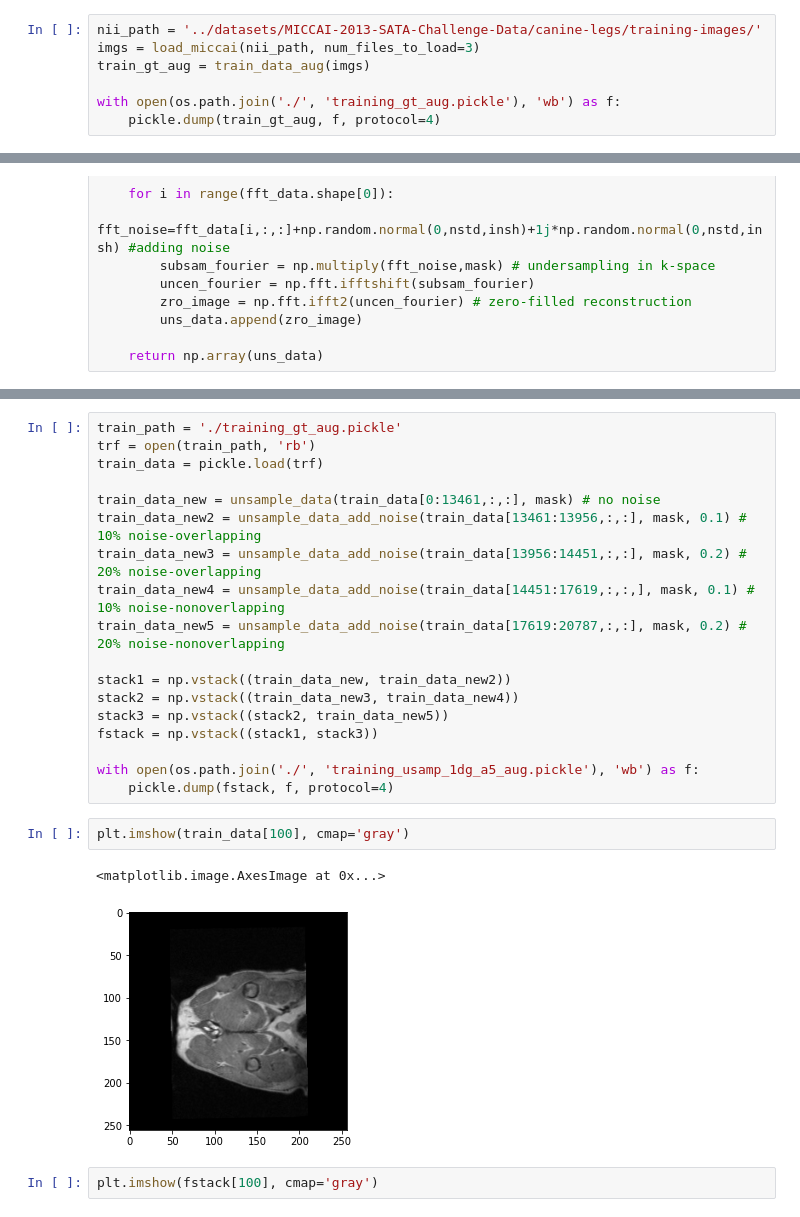
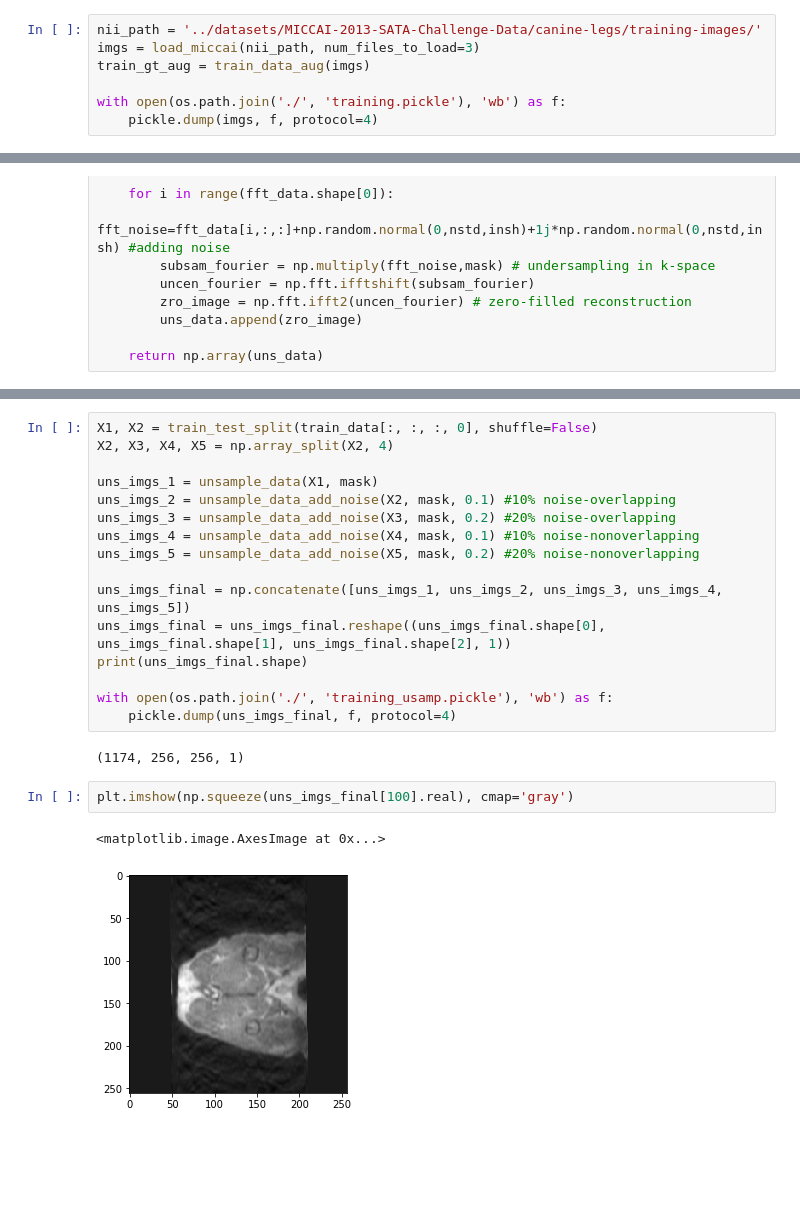
Before and after one commit to amanichopra/Deep-Learning-MRI-Reconstruction, a Jupyter notebook: Preprocess.ipynb, the cells around one changed output, grey strips where cells are left out. Cells and saved outputs as stored; diff of their text form; blank space fills up the shorter version.

Commit message:
Visualized undersampled data

```diff
--- a/Preprocess.ipynb
+++ b/Preprocess.ipynb
@@ -42,8 +25,8 @@ nii_path = '../datasets/MICCAI-2013-SATA-Challenge-Data/canine-legs/training-ima
 imgs = load_miccai(nii_path, num_files_to_load=3)
 train_gt_aug = train_data_aug(imgs)
 
-with open(os.path.join('./', 'training_gt_aug.pickle'), 'wb') as f:
-    pickle.dump(train_gt_aug, f, protocol=4)
+with open(os.path.join('./', 'training.pickle'), 'wb') as f:
+    pickle.dump(imgs, f, protocol=4)
 # %% [markdown]
 ## Undersampling K-Space
 # %%
@@ -95,25 +87,23 @@ def unsample_data_add_noise(data, mask, noise_ratio, accelaration_factor=5):
 # %%
-train_path = './training_gt_aug.pickle'
-trf = open(train_path, 'rb')
-train_data = pickle.load(trf)
+X1, X2 = train_test_split(train_data[:, :, :, 0], shuffle=False)
+X2, X3, X4, X5 = np.array_split(X2, 4)
 
-train_data_new = unsample_data(train_data[0:13461,:,:], mask) # no noise
-train_data_new2 = unsample_data_add_noise(train_data[13461:13956,:,:], mask, 0.1) # 10% noise-overlapping
-train_data_new3 = unsample_data_add_noise(train_data[13956:14451,:,:], mask, 0.2) # 20% noise-overlapping
-train_data_new4 = unsample_data_add_noise(train_data[14451:17619,:,:,], mask, 0.1) # 10% noise-nonoverlapping
-train_data_new5 = unsample_data_add_noise(train_data[17619:20787,:,:], mask, 0.2) # 20% noise-nonoverlapping
+uns_imgs_1 = unsample_data(X1, mask)
+uns_imgs_2 = unsample_data_add_noise(X2, mask, 0.1) #10% noise-overlapping
+uns_imgs_3 = unsample_data_add_noise(X3, mask, 0.2) #20% noise-overlapping
+uns_imgs_4 = unsample_data_add_noise(X4, mask, 0.1) #10% noise-nonoverlapping
+uns_imgs_5 = unsample_data_add_noise(X5, mask, 0.2) #20% noise-nonoverlapping
 
-stack1 = np.vstack((train_data_new, train_data_new2))
-stack2 = np.vstack((train_data_new3, train_data_new4))
-stack3 = np.vstack((stack2, train_data_new5))
-fstack = np.vstack((stack1, stack3))
+uns_imgs_final = np.concatenate([uns_imgs_1, uns_imgs_2, uns_imgs_3, uns_imgs_4, uns_imgs_5])
+uns_imgs_final = uns_imgs_final.reshape((uns_imgs_final.shape[0], uns_imgs_final.shape[1], uns_imgs_final.shape[2], 1))
+print(uns_imgs_final.shape)
 
-with open(os.path.join('./', 'training_usamp_1dg_a5_aug.pickle'), 'wb') as f:
-    pickle.dump(fstack, f, protocol=4)
+with open(os.path.join('./', 'training_usamp.pickle'), 'wb') as f:
+    pickle.dump(uns_imgs_final, f, protocol=4)
+# %% [output]
+(1174, 256, 256, 1)
 # %%
-plt.imshow(train_data[100], cmap='gray')
+plt.imshow(np.squeeze(uns_imgs_final[100].real), cmap='gray')
 # %% [output]
 <matplotlib.image.AxesImage at 0x...>
-[figure, old version]
+[figure, new version]
-# %%
-plt.imshow(fstack[100], cmap='gray')
```
Also changed, not shown: parts of 4 cells of this notebook.
